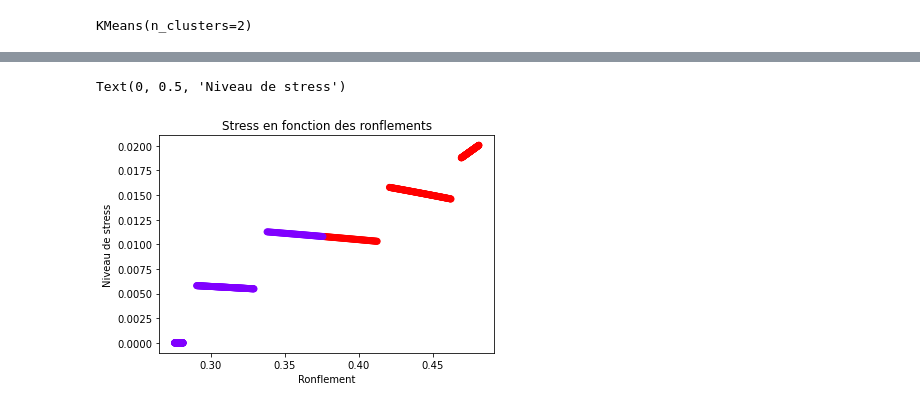
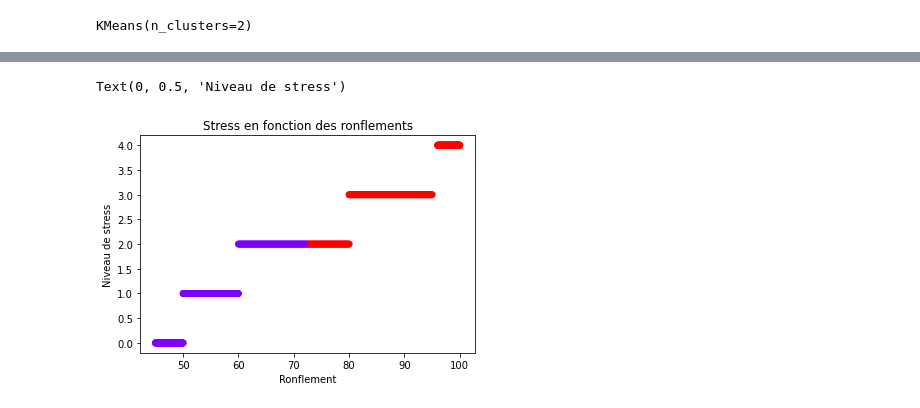
Before and after one commit to Quentin-G64/Quentin-G64, a Jupyter notebook: Stress Level - K Means .ipynb, the cells around one changed output, grey strips where cells are left out. Cells and saved outputs as stored; diff of their text form; code cells hidden in the pictures.

```diff
--- a/Stress Level - K Means .ipynb
+++ b/Stress Level - K Means .ipynb
@@ -121,7 +112,7 @@ ax.set_facecolor("white")
 wcss = []
 for i in range(1, 9):
     OptK = KMeans(n_clusters=i, init = 'k-means++', max_iter = 100, n_init = 5, random_state = 0)
-    OptK.fit(Xs)
+    OptK.fit(X)
     wcss.append(OptK.inertia_)
 
 plt.plot(range(1, 9), wcss)
@@ -137,6 +128,6 @@ plt.show()
 # %%
 k_mean2 = KMeans(n_clusters=2)
-k_mean2.fit(Xs)
+k_mean2.fit(X)
 # %% [output]
 KMeans(n_clusters=2)
 # %%
@@ -189,13 +191,13 @@ Text(0, 0.5, 'Niveau de stress')
 # %%
 plt.figure(facecolor='white')
 ax = plt.axes()
 ax.set_facecolor("white")
-plt.scatter(Xs[:,1],Xs[:,8], c=k_mean2.labels_, cmap='rainbow')
+plt.scatter(X[:,1],X[:,8], c=k_mean2.labels_, cmap='rainbow')
 plt.title ("Stress en fonction des ronflements")
 plt.xlabel("Ronflement")
 plt.ylabel("Niveau de stress")
 
 # 2 clusters bases sur la durée du sommeil & niveau de stress
 # %% [output]
 Text(0, 0.5, 'Niveau de stress')
-[figure, old version]
+[figure, new version]
```
Also changed, not shown: parts of 14 cells of this notebook, 2 other files.
